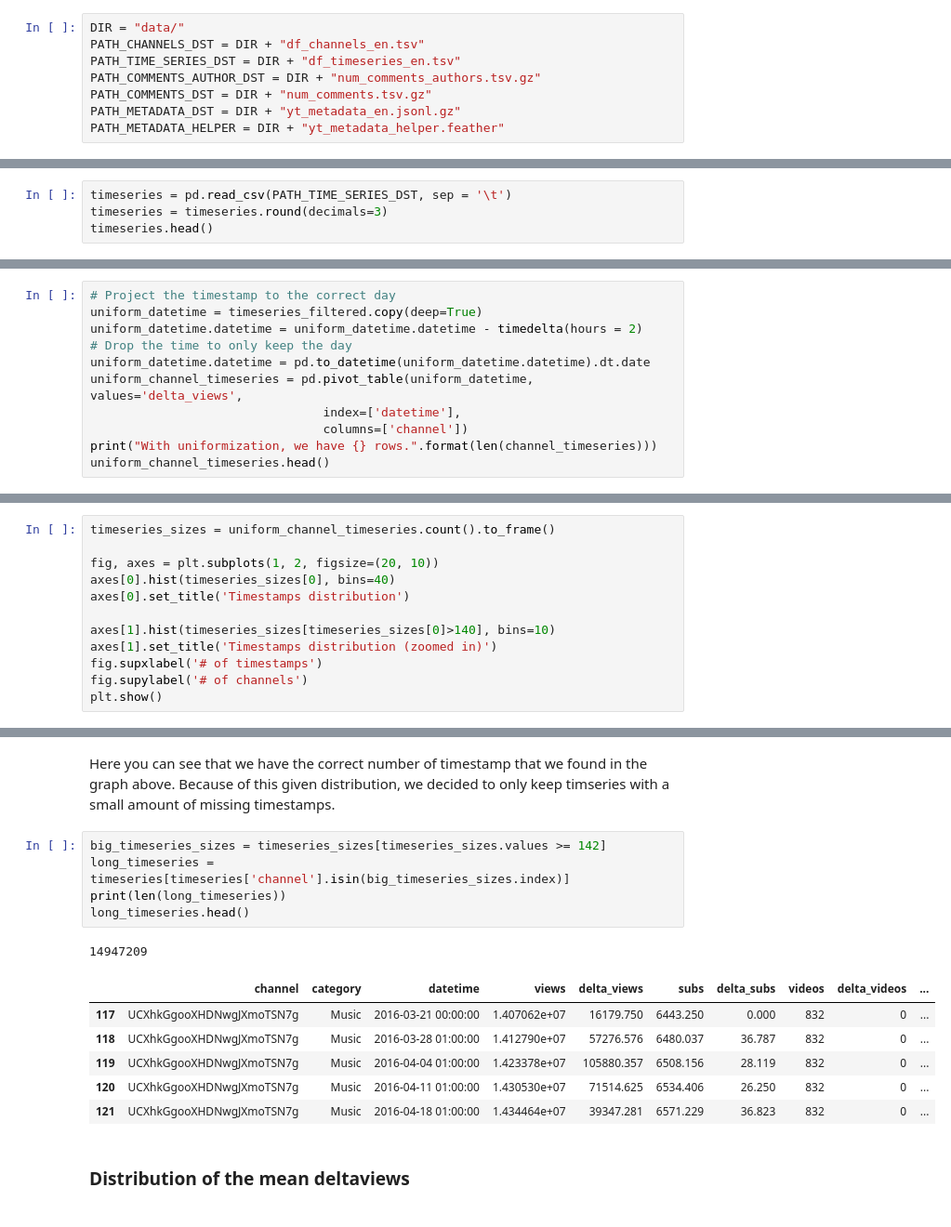
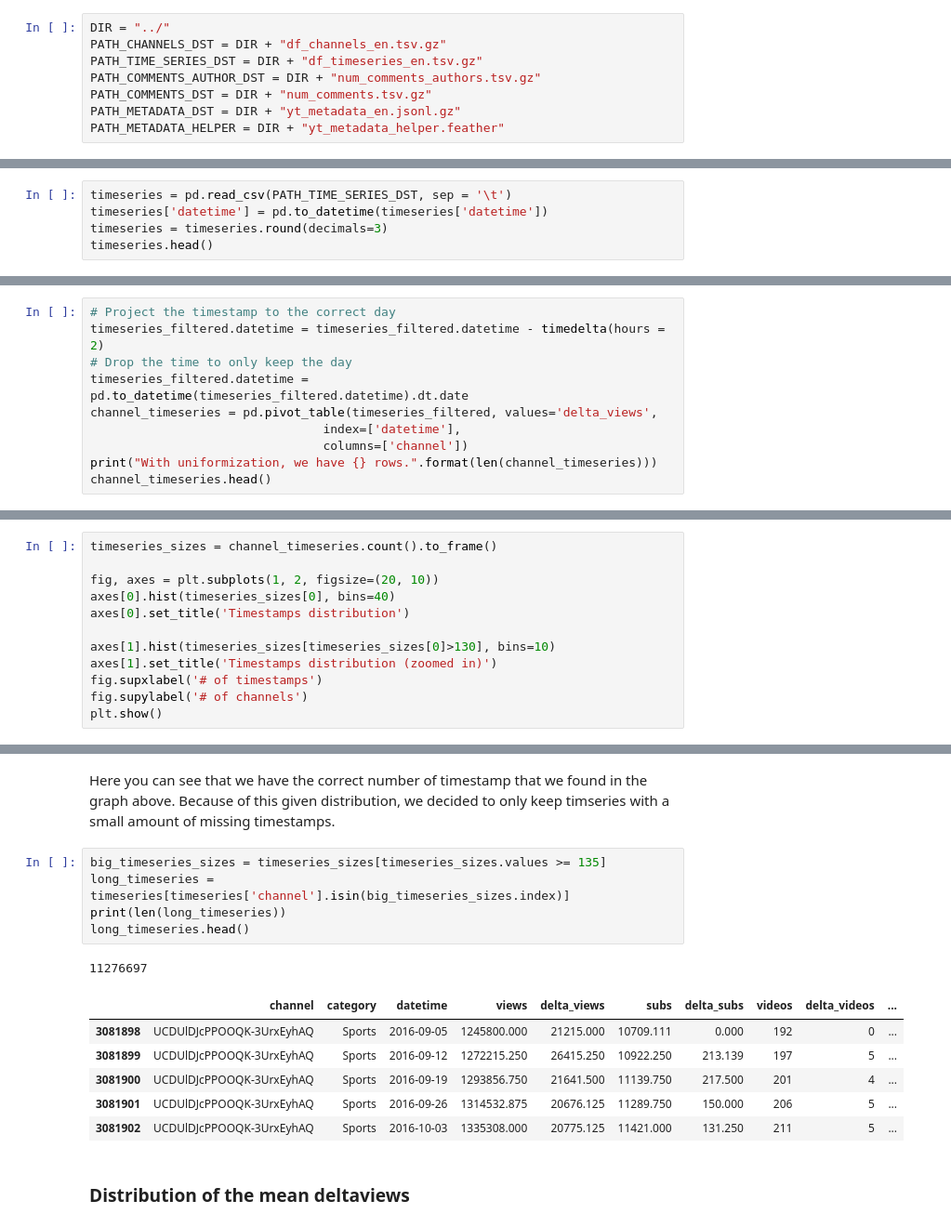
Before and after one commit to epfl-ada/ada-2022-project-pinacolada, a Jupyter notebook: notebook.ipynb, the cells around one changed output, grey strips where cells are left out. Shown at 93% size. Saved outputs shown, nothing was run; the diff lists cells and outputs as text.

```diff
--- a/notebook.ipynb
+++ b/notebook.ipynb
@@ -24,7 +22,7 @@ For this phase we only use the channels dataset and the timeseries dataset
 # %%
-DIR = "data/"
-PATH_CHANNELS_DST = DIR + "df_channels_en.tsv"
-PATH_TIME_SERIES_DST = DIR + "df_timeseries_en.tsv"
+DIR = "../"
+PATH_CHANNELS_DST = DIR + "df_channels_en.tsv.gz"
+PATH_TIME_SERIES_DST = DIR + "df_timeseries_en.tsv.gz"
 PATH_COMMENTS_AUTHOR_DST = DIR + "num_comments_authors.tsv.gz"
 PATH_COMMENTS_DST = DIR + "num_comments.tsv.gz"
 PATH_METADATA_DST = DIR + "yt_metadata_en.jsonl.gz"
@@ -42,6 +40,7 @@ channels.head()
 | 4 | Sports | 2007-05-11 | UCJ5v_MCY6GNUBTO8-D3XoAg | WWE | 48400000 | 43421 | 11.0 | 2.087 |
 # %%
 timeseries = pd.read_csv(PATH_TIME_SERIES_DST, sep = '\t')
+timeseries['datetime'] = pd.to_datetime(timeseries['datetime'])
 timeseries = timeseries.round(decimals=3)
 timeseries.head()
 # %% [output]
@@ -189,13 +188,12 @@ When setting up our data structure, we noticed that there was some small issues
 Since the hour of the time isn't relevant in our study, we decided to substract 2-hour from the timestamp : for the timestamp indicating 23h00, this won't change anything but for the timestamp indicating 00h00 or 01h00, this will change the current timestamp day to the previous day, which uniforms timestamps for all channels.
 # %%
 # Project the timestamp to the correct day
-uniform_datetime = timeseries_filtered.copy(deep=True)
-uniform_datetime.datetime = uniform_datetime.datetime - timedelta(hours = 2)
+timeseries_filtered.datetime = timeseries_filtered.datetime - timedelta(hours = 2)
 # Drop the time to only keep the day
-uniform_datetime.datetime = pd.to_datetime(uniform_datetime.datetime).dt.date
-uniform_channel_timeseries = pd.pivot_table(uniform_datetime, values='delta_views',
+timeseries_filtered.datetime = pd.to_datetime(timeseries_filtered.datetime).dt.date
+channel_timeseries = pd.pivot_table(timeseries_filtered, values='delta_views',
                                 index=['datetime'],
                                 columns=['channel'])
 print("With uniformization, we have {} rows.".format(len(channel_timeseries)))
-uniform_channel_timeseries.head()
+channel_timeseries.head()
 # %% [output]
@@ -213,13 +211,13 @@ There is still some NaN values in the which is normal because not every channel
 # %% [markdown]
 ### Timestamp distribution
 # %%
-timeseries_sizes = uniform_channel_timeseries.count().to_frame()
+timeseries_sizes = channel_timeseries.count().to_frame()
 
 fig, axes = plt.subplots(1, 2, figsize=(20, 10))
 axes[0].hist(timeseries_sizes[0], bins=40)
 axes[0].set_title('Timestamps distribution')
 
-axes[1].hist(timeseries_sizes[timeseries_sizes[0]>140], bins=10)
+axes[1].hist(timeseries_sizes[timeseries_sizes[0]>130], bins=10)
 axes[1].set_title('Timestamps distribution (zoomed in)')
 fig.supxlabel('# of timestamps')
 fig.supylabel('# of channels')
@@ -229,18 +227,18 @@ plt.show()
 # %% [markdown]
 Here you can see that we have the correct number of timestamp that we found in the graph above. Because of this given distribution, we decided to only keep timseries with a small amount of missing timestamps.
 # %%
-big_timeseries_sizes = timeseries_sizes[timeseries_sizes.values >= 142]
+big_timeseries_sizes = timeseries_sizes[timeseries_sizes.values >= 135]
 long_timeseries = timeseries[timeseries['channel'].isin(big_timeseries_sizes.index)]
 print(len(long_timeseries))
 long_timeseries.head()
 # %% [output]
-14947209
+11276697
 |  | channel | category | datetime | views | delta_views | subs | delta_subs | videos | delta_videos | ... |
-| 117 | UCXhkGgooXHDNwgJXmoTSN7g | Music | 2016-03-21 00:00:00 | 1.407062e+07 | 16179.750 | 6443.250 | 0.000 | 832 | 0 | ... |
-| 118 | UCXhkGgooXHDNwgJXmoTSN7g | Music | 2016-03-28 01:00:00 | 1.412790e+07 | 57276.576 | 6480.037 | 36.787 | 832 | 0 | ... |
-| 119 | UCXhkGgooXHDNwgJXmoTSN7g | Music | 2016-04-04 01:00:00 | 1.423378e+07 | 105880.357 | 6508.156 | 28.119 | 832 | 0 | ... |
-| 120 | UCXhkGgooXHDNwgJXmoTSN7g | Music | 2016-04-11 01:00:00 | 1.430530e+07 | 71514.625 | 6534.406 | 26.250 | 832 | 0 | ... |
-| 121 | UCXhkGgooXHDNwgJXmoTSN7g | Music | 2016-04-18 01:00:00 | 1.434464e+07 | 39347.281 | 6571.229 | 36.823 | 832 | 0 | ... |
+| 3081898 | UCDUlDJcPPOOQK-3UrxEyhAQ | Sports | 2016-09-05 | 1245800.000 | 21215.000 | 10709.111 | 0.000 | 192 | 0 | ... |
+| 3081899 | UCDUlDJcPPOOQK-3UrxEyhAQ | Sports | 2016-09-12 | 1272215.250 | 26415.250 | 10922.250 | 213.139 | 197 | 5 | ... |
+| 3081900 | UCDUlDJcPPOOQK-3UrxEyhAQ | Sports | 2016-09-19 | 1293856.750 | 21641.500 | 11139.750 | 217.500 | 201 | 4 | ... |
+| 3081901 | UCDUlDJcPPOOQK-3UrxEyhAQ | Sports | 2016-09-26 | 1314532.875 | 20676.125 | 11289.750 | 150.000 | 206 | 5 | ... |
+| 3081902 | UCDUlDJcPPOOQK-3UrxEyhAQ | Sports | 2016-10-03 | 1335308.000 | 20775.125 | 11421.000 | 131.250 | 211 | 5 | ... |
 # %% [markdown]
 ### Distribution of the mean deltaviews
 # %% [markdown]
```
Also changed, not shown: parts of 9 cells of this notebook, 1 other file.
